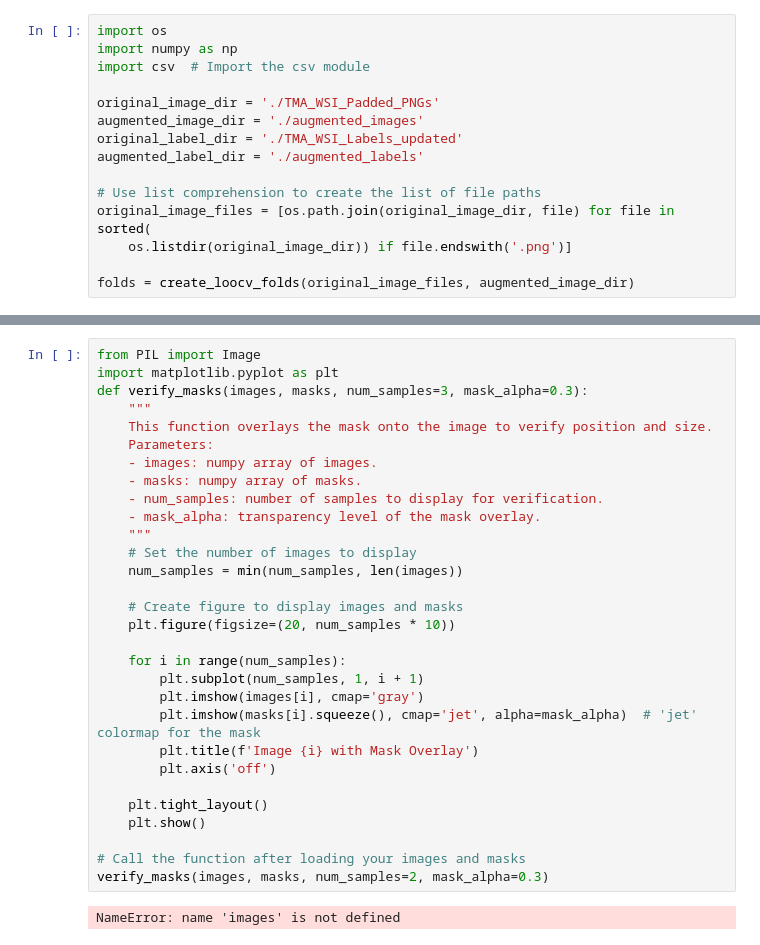
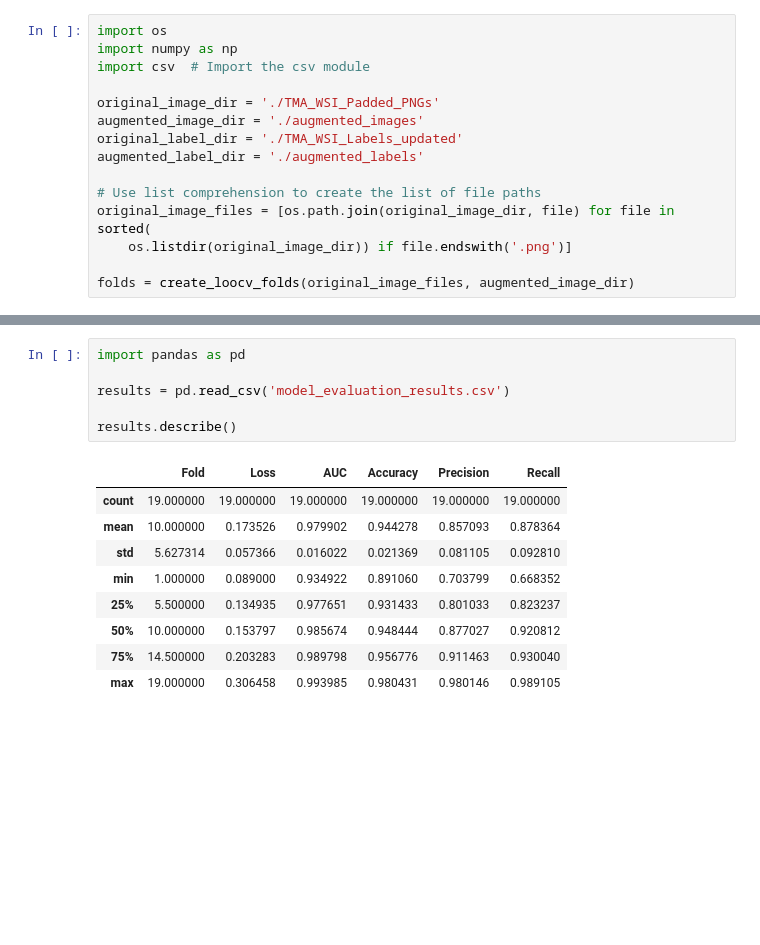
Before and after one commit to aaronge-2020/Microarray-Dearraying, a Jupyter notebook: SegmentationMobileNet.ipynb, the cells around one changed output, grey strips where cells are left out. Saved outputs shown, nothing was run; the diff lists cells and outputs as text; blank space fills up the shorter version.

```diff
--- a/SegmentationMobileNet.ipynb
+++ b/SegmentationMobileNet.ipynb
@@ -494,32 +430,16 @@ NameError: name 'model' is not defined
-# %%
-from PIL import Image
-import matplotlib.pyplot as plt
-def verify_masks(images, masks, num_samples=3, mask_alpha=0.3):
-    """
-    This function overlays the mask onto the image to verify position and size.
-    Parameters:
-    - images: numpy array of images.
-    - masks: numpy array of masks.
-    - num_samples: number of samples to display for verification.
-    - mask_alpha: transparency level of the mask overlay.
-    """
-    # Set the number of images to display
-    num_samples = min(num_samples, len(images))
-
-    # Create figure to display images and masks
-    plt.figure(figsize=(20, num_samples * 10))
-
-    for i in range(num_samples):
-        plt.subplot(num_samples, 1, i + 1)
-        plt.imshow(images[i], cmap='gray')
-        plt.imshow(masks[i].squeeze(), cmap='jet', alpha=mask_alpha)  # 'jet' colormap for the mask
-        plt.title(f'Image {i} with Mask Overlay')
-        plt.axis('off')
-
-    plt.tight_layout()
-    plt.show()
-
-# Call the function after loading your images and masks
-verify_masks(images, masks, num_samples=2, mask_alpha=0.3)
-# %% [output]
-NameError: name 'images' is not defined
+# %%
+import pandas as pd
+
+results = pd.read_csv('model_evaluation_results.csv')
+
+results.describe()
+# %% [output]
+|  | Fold | Loss | AUC | Accuracy | Precision | Recall |
+| count | 19.000000 | 19.000000 | 19.000000 | 19.000000 | 19.000000 | 19.000000 |
+| mean | 10.000000 | 0.173526 | 0.979902 | 0.944278 | 0.857093 | 0.878364 |
+| std | 5.627314 | 0.057366 | 0.016022 | 0.021369 | 0.081105 | 0.092810 |
+| min | 1.000000 | 0.089000 | 0.934922 | 0.891060 | 0.703799 | 0.668352 |
+| 25% | 5.500000 | 0.134935 | 0.977651 | 0.931433 | 0.801033 | 0.823237 |
+| 50% | 10.000000 | 0.153797 | 0.985674 | 0.948444 | 0.877027 | 0.920812 |
+| 75% | 14.500000 | 0.203283 | 0.989798 | 0.956776 | 0.911463 | 0.930040 |
+| max | 19.000000 | 0.306458 | 0.993985 | 0.980431 | 0.980146 | 0.989105 |
```
Also changed, not shown: parts of 8 cells of this notebook, 1 other file.
